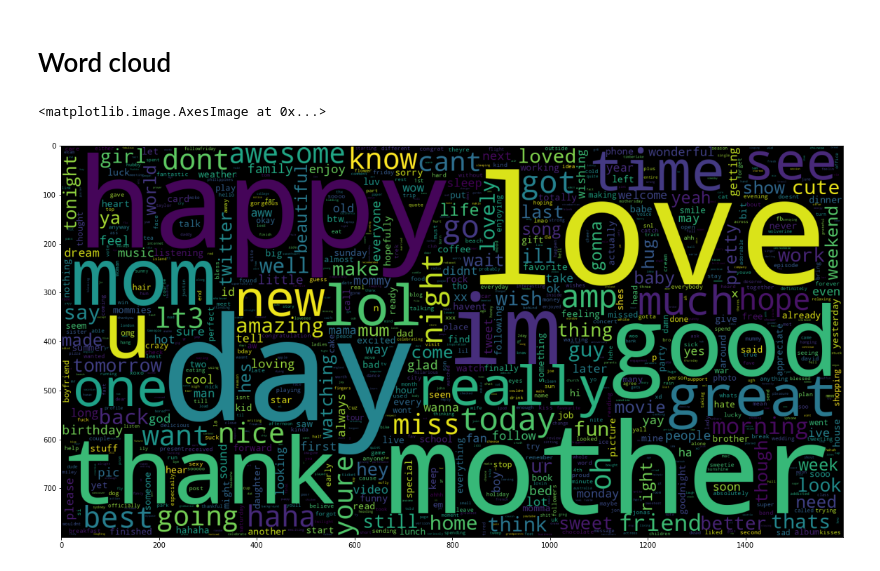
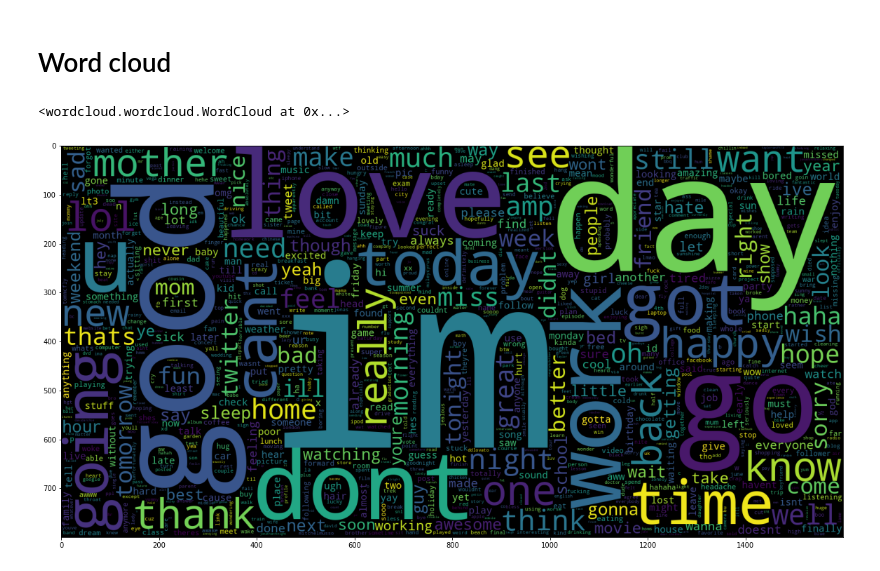
Before and after one commit to Sarahhabbi/EmotionAnalysis, a Jupyter notebook: src/notebook.ipynb, the cells around one changed output. Saved outputs shown, nothing was run; the diff lists cells and outputs as text; code cells hidden in the pictures.

Commit message:
plot statistics and cleanup

```diff
--- a/src/notebook.ipynb
+++ b/src/notebook.ipynb
@@ -32,7 +34,7 @@ STOPWORDS = set(stopwords.words('english'))
 # %% [markdown]
 ## Read and Load the Dataset
 # %%
-df = pd.read_csv('/work/EmotionAnalysis/tweet_emotions.csv')
+df = pd.read_csv('../data/tweet_emotions.csv')
 #display(df)
 # %% [markdown]
 ## Data Analysis
@@ -78,34 +80,9 @@ ax.set_xticklabels(df['sentiment'].unique(), rotation=90)
 # data qu'on veut analyser
 data_preprocessed = df[['content','sentiment']]
 data_preprocessed = data_preprocessed[data_preprocessed.sentiment != "empty"]
-# %%
-def cleaning_tweet(text):
-    # removing punctuation
-    translator = str.maketrans('', '', punctuations_list)
-    text = text.translate(translator)
-
-    # removing stop words
-    text = " ".join([word for word in str(text).split() if word not in STOPWORDS])
-
-    # removing pseudos
-    text = text.replace('@[a-zA-Z0-9-_]*',"")
-
-    # to lower case
-    text = text.lower()
-
-    # remove URL
-    text = text.replace('((www.[^s]+)|(https?://[^s]+))',"")
-
-    return text
 # %%
 # remove stop word
 data_preprocessed['content'] = data_preprocessed['content'].apply(lambda text: cleaning_tweet(text))
-
-#tokenization
-tokenizer = RegexpTokenizer(r'\w+|$[0-9]+|\S+')
-data_preprocessed['content'] = data_preprocessed['content'].apply(
-    lambda x: tokenizer.tokenize(x)
-)
 # %%
 # replace sentiment with numbers
 sentiment_to_number = {
@@ -219,22 +196,19 @@ None
 # %%
 data_test = data_preprocessed['content'][:40000]
 df_sadness = data_preprocessed[data_preprocessed['sentiment'] == "sadness"]
 df_hate = data_preprocessed[data_preprocessed['sentiment']=='hate']
 df_worry = data_preprocessed[data_preprocessed['sentiment']=='worry']
 df_love = data_preprocessed[data_preprocessed['sentiment']=='love']
 data_sadness = df_sadness['content'][:10000]
 data_hate = df_hate['content'][:10000]
 data_worry = df_worry['content'][:10000]
 data_love = df_love['content'][:10000]
 
 
-plt.figure(figsize = (20,20))
-wc = WordCloud(max_words = 1000 , width = 1600 , height = 800,
-                collocations=False).generate(" ".join(data_love))
-plt.imshow(wc)
+display_word_cloud(data_test)
 # %% [output]
-<matplotlib.image.AxesImage at 0x...>
+<wordcloud.wordcloud.WordCloud at 0x...>
-[figure, old version]
+[figure, new version]
 # %% [markdown]
 <a style='text-decoration:none;line-height:16px;display:flex;color:#5B5B62;padding:10px;justify-content:end;' href='https://deepnote.com?utm_source=created-in-deepnote-cell&projectId=e9a271ec-2e6a-48cd-95e1-869b203be896' target="_blank">
 <img alt='Created in deepnote.com' style='display:inline;max-height:16px;margin:0px;margin-right:7.5px;' src='embedded-picture-1' > </img>
```
Also changed, not shown: parts of 5 cells of this notebook, 3 other files.
